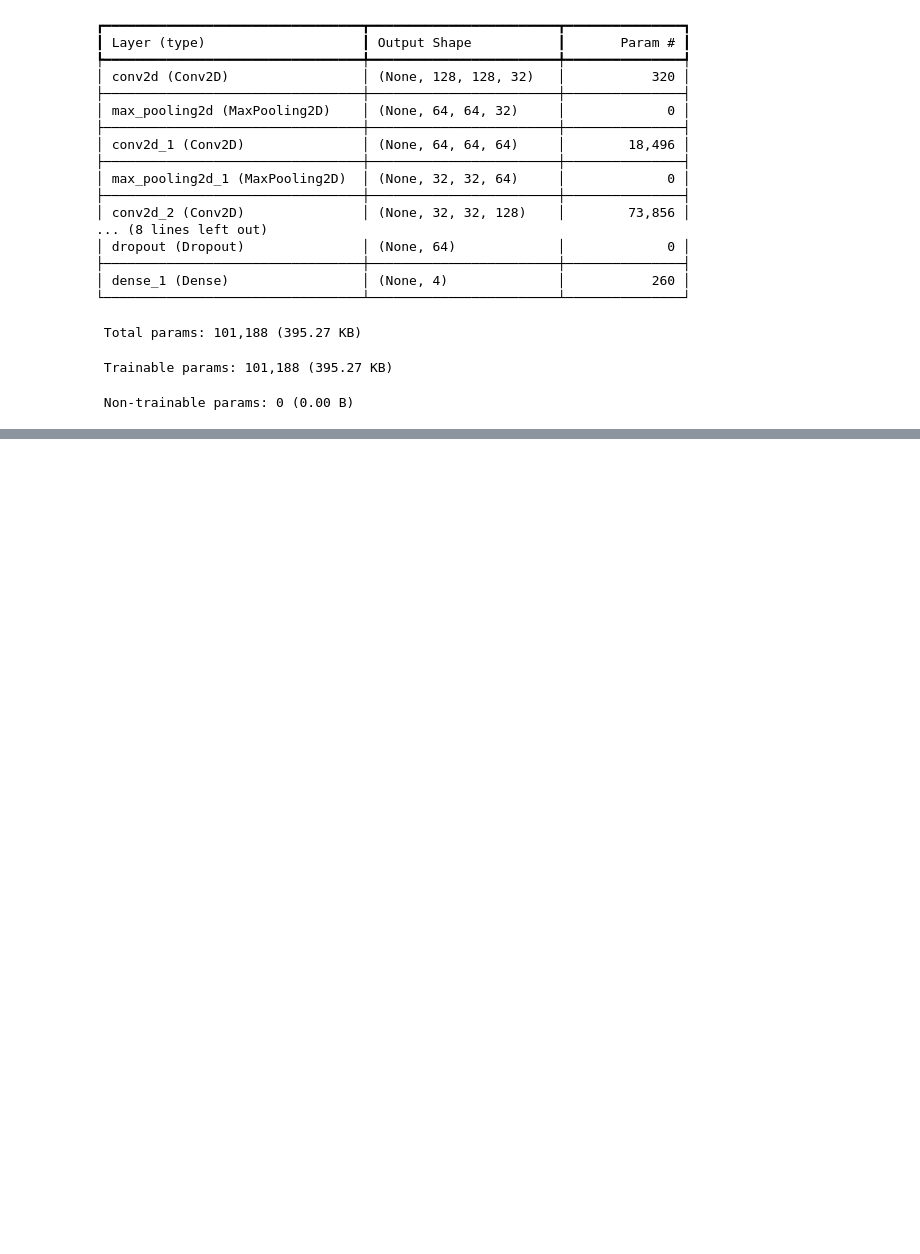
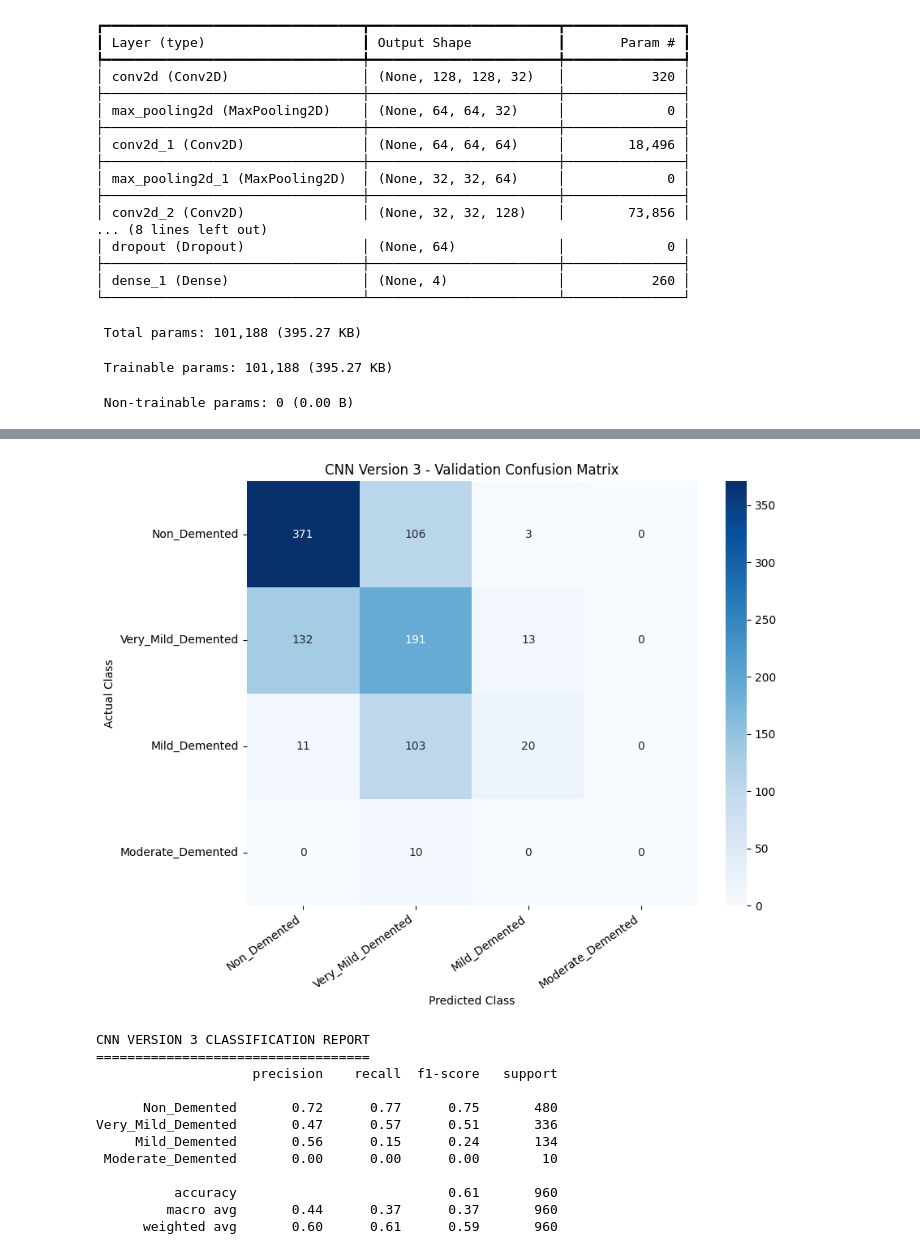
Before and after one commit to mohammad-mustafa130/Alzheimers-MRI-Classification, a Jupyter notebook: Alzheimers_MRI_Classification.ipynb, the cells around one changed output, grey strips where cells are left out. Cells and saved outputs as stored; diff of their text form; code cells hidden in the pictures; blank space fills up the shorter version.

```diff
--- a/Alzheimers_MRI_Classification.ipynb
+++ b/Alzheimers_MRI_Classification.ipynb
@@ -682,0 +2013,65 @@ Model: "sequential"
+# %%
+import matplotlib.pyplot as plt
+import seaborn as sns
+
+from sklearn.metrics import (
+    confusion_matrix,
+    classification_report
+)
+
+# Calculate confusion matrix
+cm_v3 = confusion_matrix(
+    actual_labels_v3,
+    predicted_labels_v3,
+    labels=[0, 1, 2, 3]
+)
+
+# Display confusion matrix
+plt.figure(figsize=(9, 7))
+
+sns.heatmap(
+    cm_v3,
+    annot=True,
+    fmt="d",
+    cmap="Blues",
+    xticklabels=class_names,
+    yticklabels=class_names
+)
+
+plt.title("CNN Version 3 - Validation Confusion Matrix")
+plt.xlabel("Predicted Class")
+plt.ylabel("Actual Class")
+
+plt.xticks(rotation=35, ha="right")
+plt.yticks(rotation=0)
+
+plt.tight_layout()
+plt.show()
+
+# Generate classification report
+print("\nCNN VERSION 3 CLASSIFICATION REPORT")
+print("===================================")
+
+print(
+    classification_report(
+        actual_labels_v3,
+        predicted_labels_v3,
+        labels=[0, 1, 2, 3],
+        target_names=class_names,
+        zero_division=0
+    )
+)
+# %% [output]
+[figure, added]
+CNN VERSION 3 CLASSIFICATION REPORT
+===================================
+                    precision    recall  f1-score   support
+
+      Non_Demented       0.72      0.77      0.75       480
+Very_Mild_Demented       0.47      0.57      0.51       336
+     Mild_Demented       0.56      0.15      0.24       134
+ Moderate_Demented       0.00      0.00      0.00        10
+
+          accuracy                           0.61       960
+         macro avg       0.44      0.37      0.37       960
+      weighted avg       0.60      0.61      0.59       960
```
Also changed, not shown: parts of 42 cells of this notebook.
